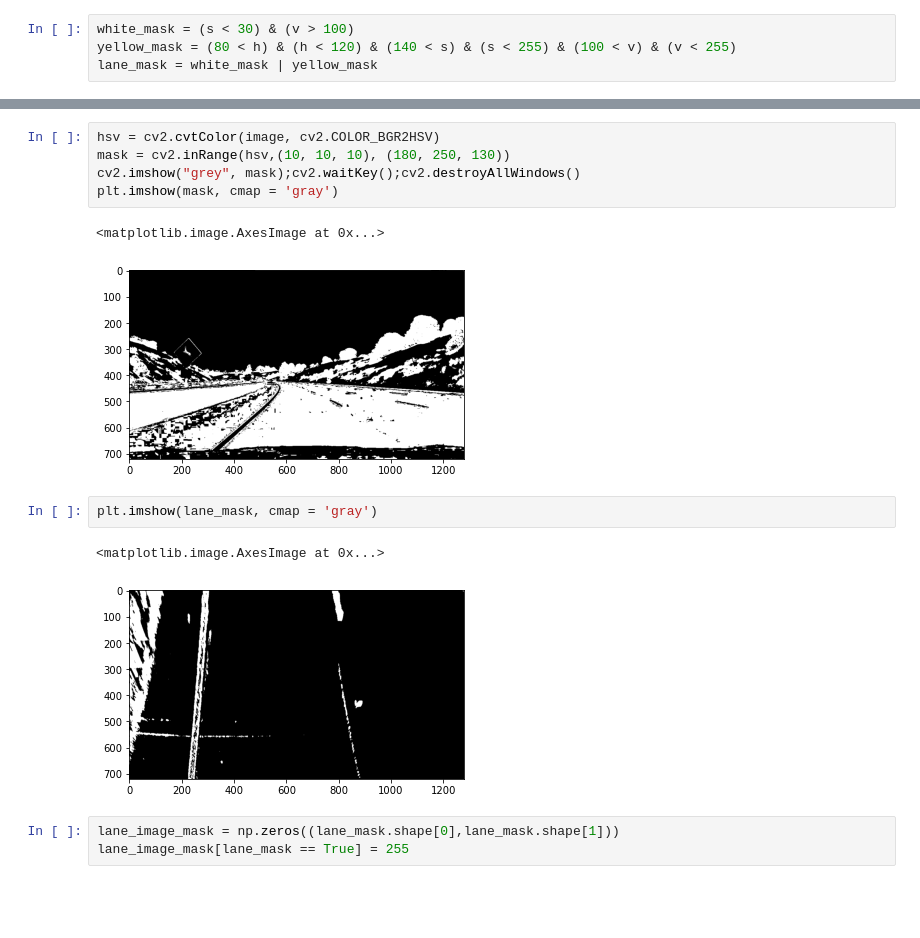
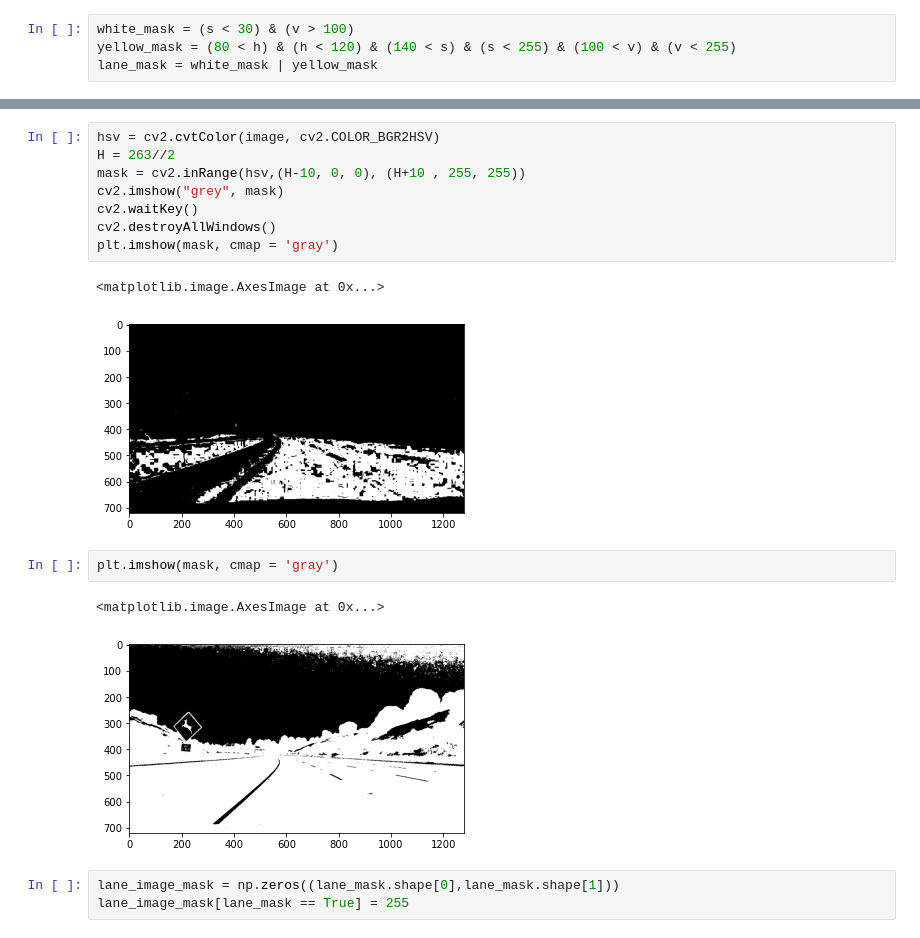
Before and after one commit to Ahmedkhalifa1999/Simple-Perception-Stack-for-Self-Driving-Car, a Jupyter notebook: Pipeline Idea 1.ipynb, the cells around one changed output, grey strips where cells are left out. Cells and saved outputs as stored; diff of their text form; blank space fills up the shorter version.

Commit message:
Road Detection
- apply threshold to detect the Road in HSV image

```diff
--- a/Pipeline Idea 1.ipynb
+++ b/Pipeline Idea 1.ipynb
@@ -32,16 +43,19 @@ lane_mask = white_mask | yellow_mask
 # %%
 hsv = cv2.cvtColor(image, cv2.COLOR_BGR2HSV)
-mask = cv2.inRange(hsv,(10, 10, 10), (180, 250, 130))
-cv2.imshow("grey", mask);cv2.waitKey();cv2.destroyAllWindows()
+H = 263//2
+mask = cv2.inRange(hsv,(H-10, 0, 0), (H+10 , 255, 255))
+cv2.imshow("grey", mask)
+cv2.waitKey()
+cv2.destroyAllWindows()
 plt.imshow(mask, cmap = 'gray')
 # %% [output]
 <matplotlib.image.AxesImage at 0x...>
-[figure, old version]
+[figure, new version]
 # %%
-plt.imshow(lane_mask, cmap = 'gray')
+plt.imshow(mask, cmap = 'gray')
 # %% [output]
 <matplotlib.image.AxesImage at 0x...>
-[figure, old version]
+[figure, new version]
 # %%
 lane_image_mask = np.zeros((lane_mask.shape[0],lane_mask.shape[1]))
 lane_image_mask[lane_mask == True] = 255
```
Also changed, not shown: parts of 1 cell of this notebook.
